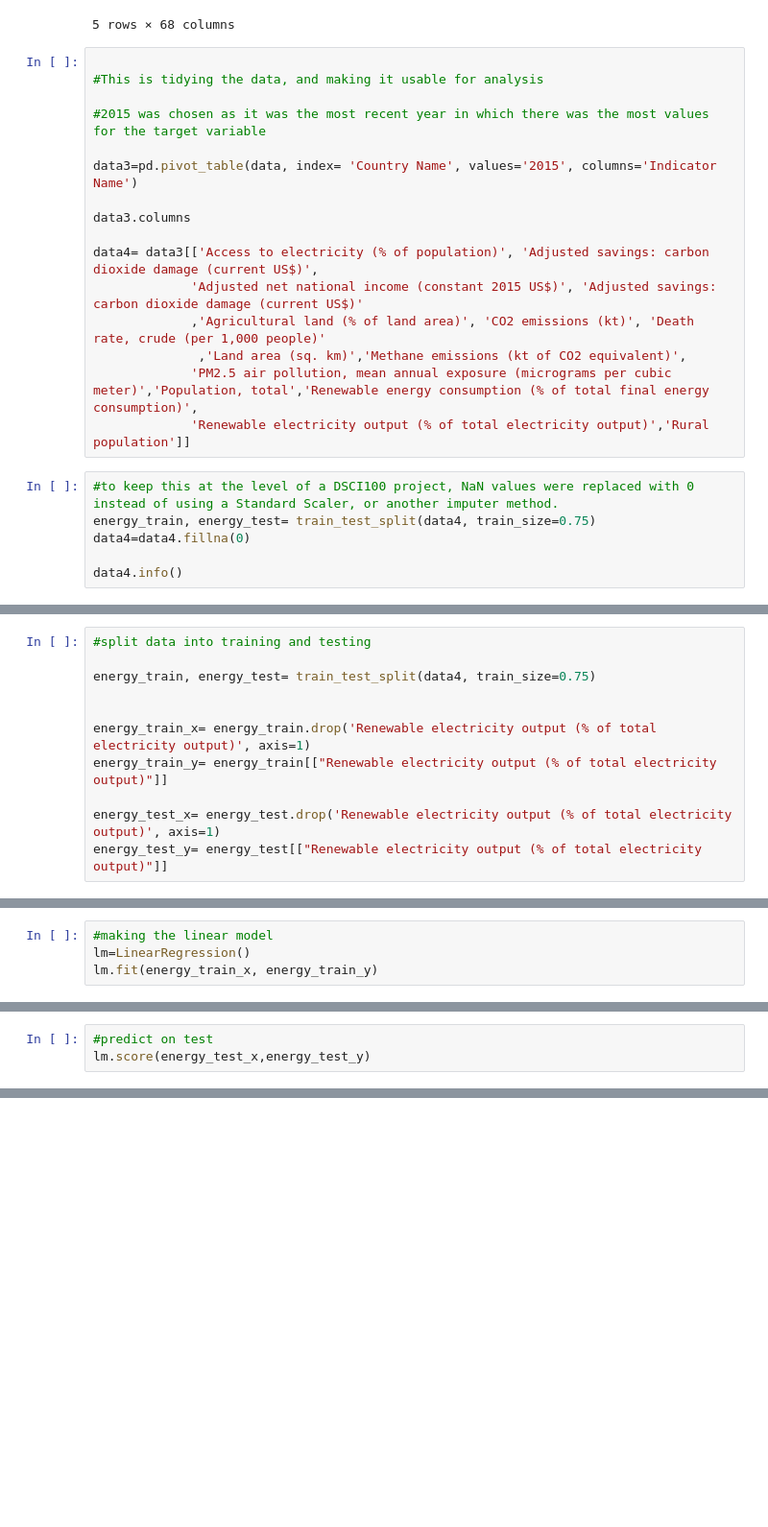
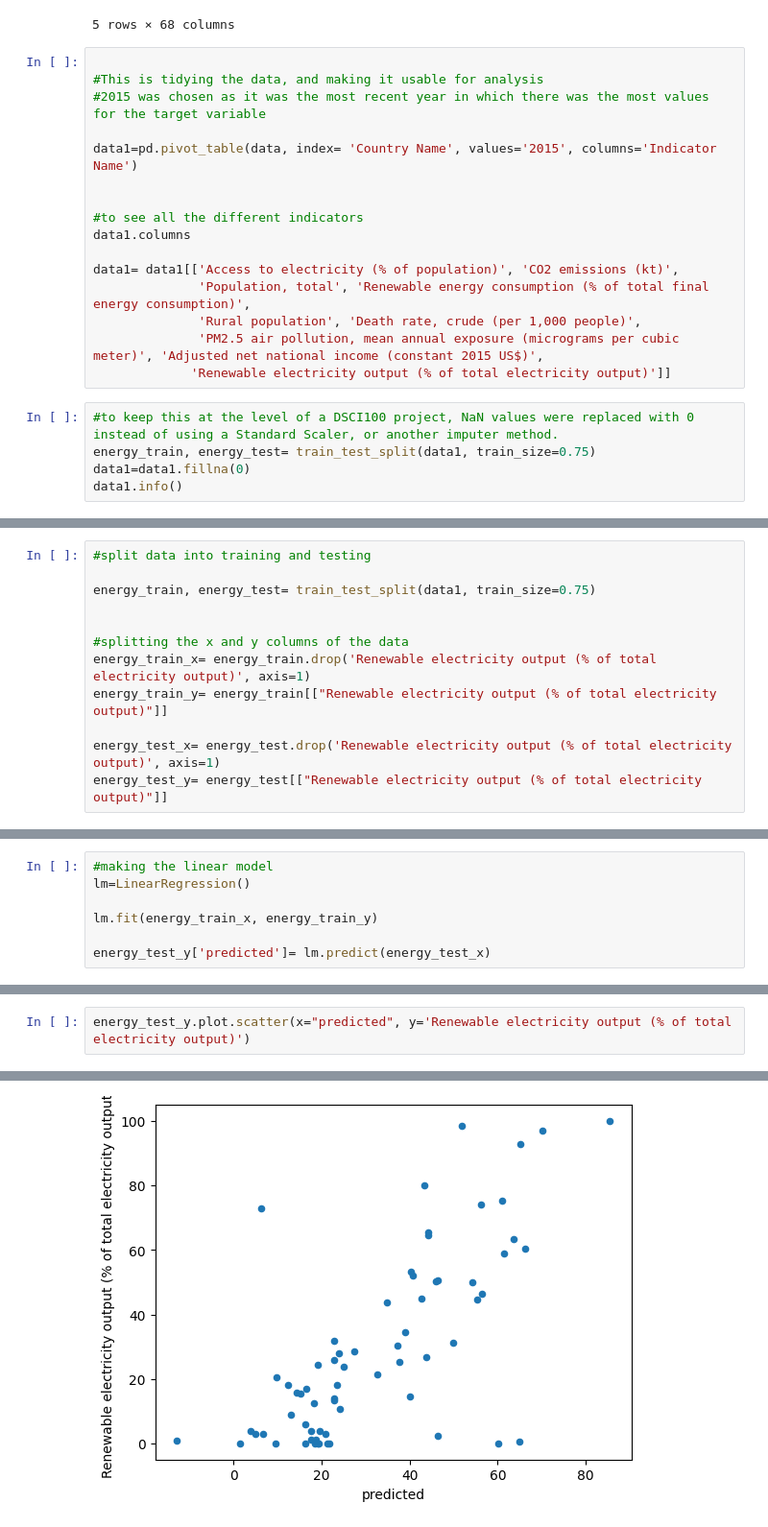
Before and after one commit to DSCI-310-2024/DSCI310-Group14, a Jupyter notebook: analysis.ipynb, the cells around one changed output, grey strips where cells are left out. Shown at 96% size. Drawn from its saved outputs; the diff is of its cells as text; blank space fills up the shorter version.

Commit message:
created results visualization

```diff
--- a/analysis.ipynb
+++ b/analysis.ipynb
@@ -55,25 +55,24 @@ data.head()
 # %%
 
 #This is tidying the data, and making it usable for analysis
-
 #2015 was chosen as it was the most recent year in which there was the most values for the target variable
 
-data3=pd.pivot_table(data, index= 'Country Name', values='2015', columns='Indicator Name')
+data1=pd.pivot_table(data, index= 'Country Name', values='2015', columns='Indicator Name')
 
-data3.columns
 
-data4= data3[['Access to electricity (% of population)', 'Adjusted savings: carbon dioxide damage (current US$)',
-             'Adjusted net national income (constant 2015 US$)', 'Adjusted savings: carbon dioxide damage (current US$)'
-             ,'Agricultural land (% of land area)', 'CO2 emissions (kt)', 'Death rate, crude (per 1,000 people)'
-              ,'Land area (sq. km)','Methane emissions (kt of CO2 equivalent)',
-             'PM2.5 air pollution, mean annual exposure (micrograms per cubic meter)','Population, total','Renewable energy consumption (% of total final energy consumption)',
-             'Renewable electricity output (% of total electricity output)','Rural population']]
+#to see all the different indicators
+data1.columns
+
+data1= data1[['Access to electricity (% of population)', 'CO2 emissions (kt)',
+              'Population, total', 'Renewable energy consumption (% of total final energy consumption)',
+              'Rural population', 'Death rate, crude (per 1,000 people)',
+              'PM2.5 air pollution, mean annual exposure (micrograms per cubic meter)', 'Adjusted net national income (constant 2015 US$)',
+             'Renewable electricity output (% of total electricity output)']]
 # %%
 #to keep this at the level of a DSCI100 project, NaN values were replaced with 0 instead of using a Standard Scaler, or another imputer method.
-energy_train, energy_test= train_test_split(data4, train_size=0.75)
-data4=data4.fillna(0)
-
-data4.info()
+energy_train, energy_test= train_test_split(data1, train_size=0.75)
+data1=data1.fillna(0)
+data1.info()
 # %% [output]
 <class 'pandas.core.frame.DataFrame'>
 Index: 265 entries, Afghanistan to Zimbabwe
@@ -120,9 +112,10 @@ plt.subplots_adjust(wspace=0.2, hspace=0.15)
 # %%
 #split data into training and testing
 
-energy_train, energy_test= train_test_split(data4, train_size=0.75)
+energy_train, energy_test= train_test_split(data1, train_size=0.75)
 
 
+#splitting the x and y columns of the data
 energy_train_x= energy_train.drop('Renewable electricity output (% of total electricity output)', axis=1)
 energy_train_y= energy_train[["Renewable electricity output (% of total electricity output)"]]
 
@@ -141,5 +124,8 @@ energy_test_y= energy_test[["Renewable electricity output (% of total electricit
 # %%
 #making the linear model
 lm=LinearRegression()
+
 lm.fit(energy_train_x, energy_train_y)
+
+energy_test_y['predicted']= lm.predict(energy_test_x)
 # %% [output]
@@ -147,4 +137,3 @@ LinearRegression()
 # %%
-#predict on test
-lm.score(energy_test_x,energy_test_y)
+energy_test_y.plot.scatter(x="predicted", y='Renewable electricity output (% of total electricity output)')
 # %% [output]
@@ -151,0 +141 @@ lm.score(energy_test_x,energy_test_y)
+[figure, added]
```
Also changed, not shown: parts of 5 cells of this notebook.
